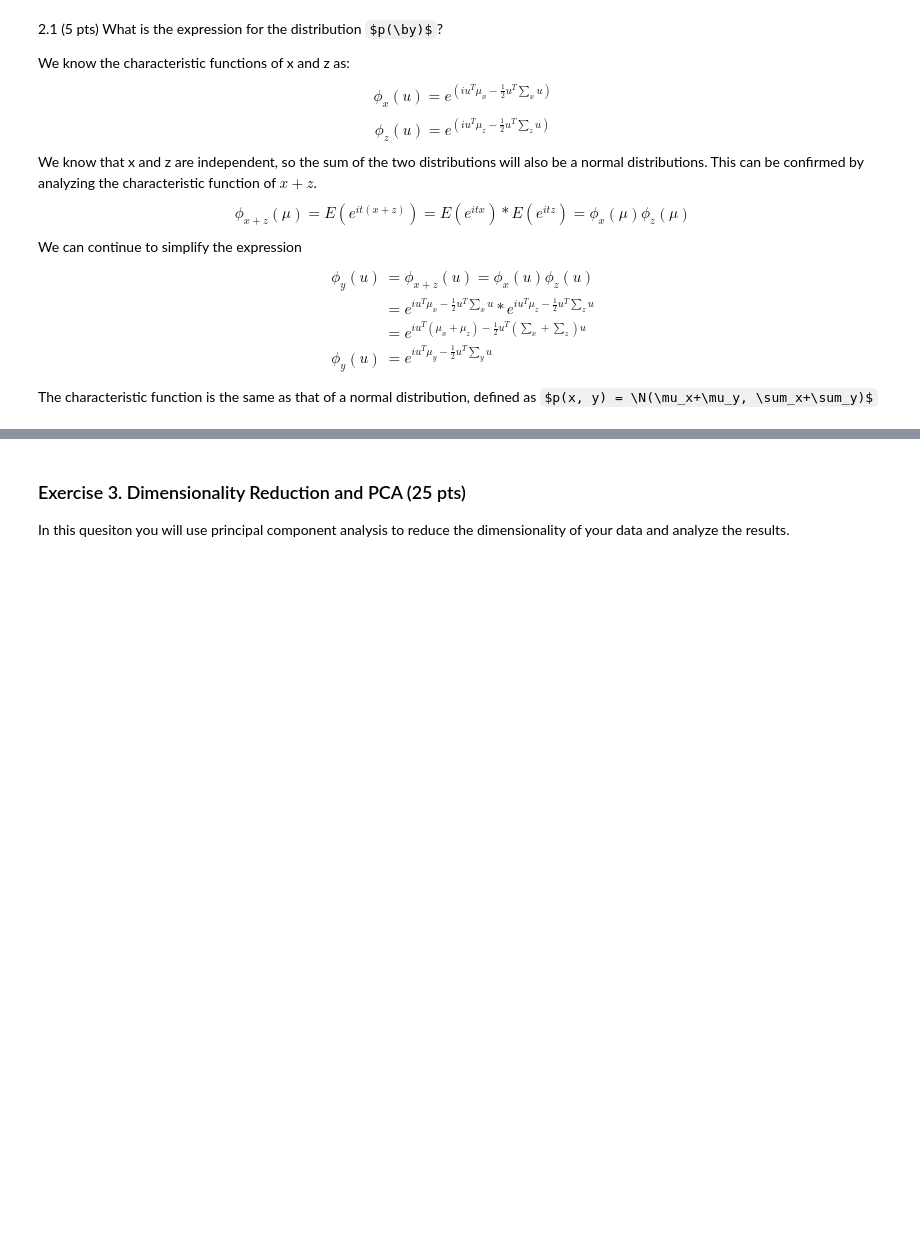
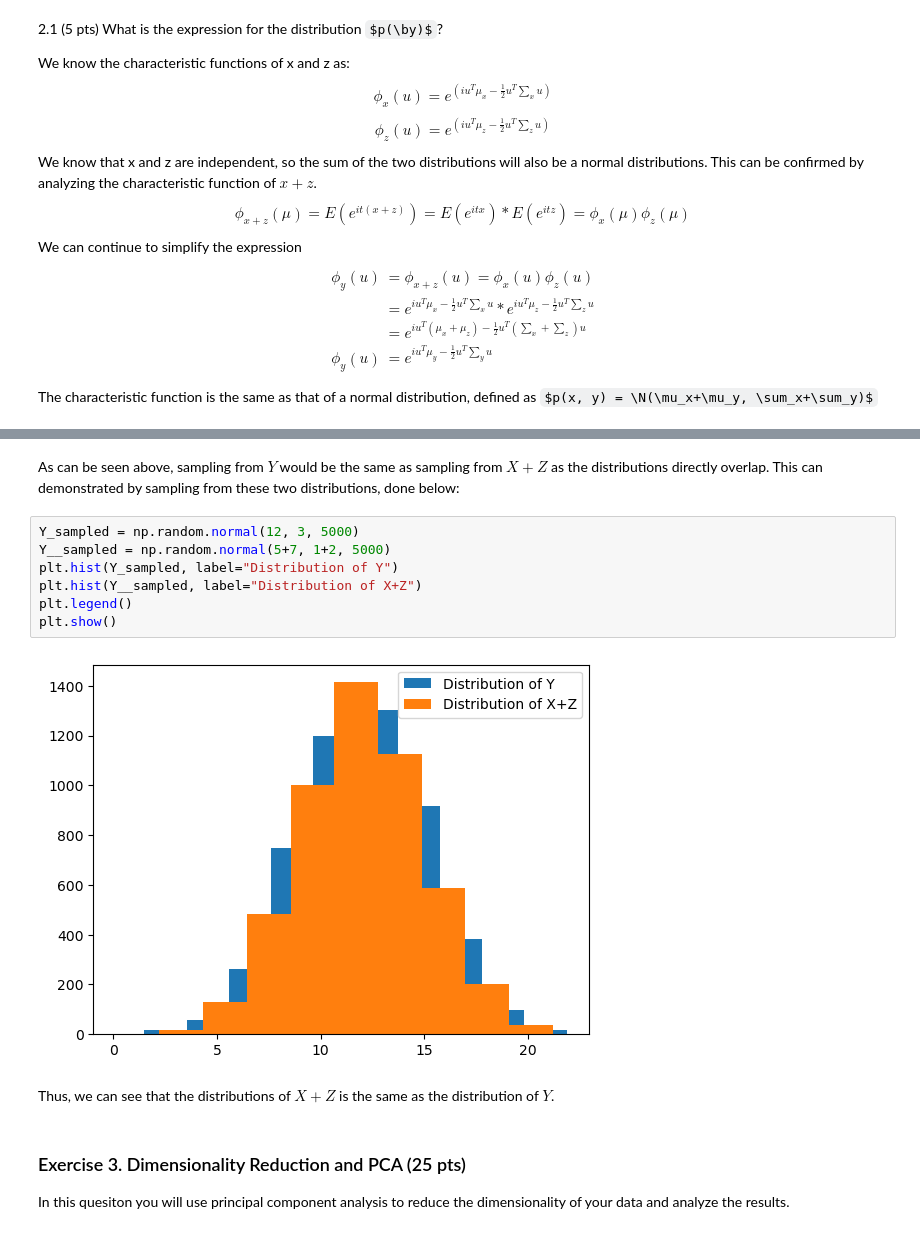
Before and after one commit to sakinkirti/CSDS491, a Jupyter notebook: A4/CSDS491-A4-sak207.ipynb, the cells around one changed output, grey strips where cells are left out. Drawn from its saved outputs; the diff is of its cells as text; some formulas as TeX source; blank space fills up the shorter version.

```diff
--- a/A4/CSDS491-A4-sak207.ipynb
+++ b/A4/CSDS491-A4-sak207.ipynb
@@ -177,3 +258,16 @@ The characteristic function is the same as that of a normal distribution, define
+# %% [markdown]
+As can be seen above, sampling from $Y$ would be the same as sampling from $X+Z$ as the distributions directly overlap. This can demonstrated by sampling from these two distributions, done below:
+# %%
+Y_sampled = np.random.normal(12, 3, 5000)
+Y__sampled = np.random.normal(5+7, 1+2, 5000)
+plt.hist(Y_sampled, label="Distribution of Y")
+plt.hist(Y__sampled, label="Distribution of X+Z")
+plt.legend()
+plt.show()
+# %% [output]
+[figure, added]
+# %% [markdown]
+Thus, we can see that the distributions of $X+Z$ is the same as the distribution of $Y$.
 # %% [markdown]
 ### Exercise 3. Dimensionality Reduction and PCA (25 pts)
 
```
Also changed, not shown: parts of 35 cells of this notebook, 15 other files.
